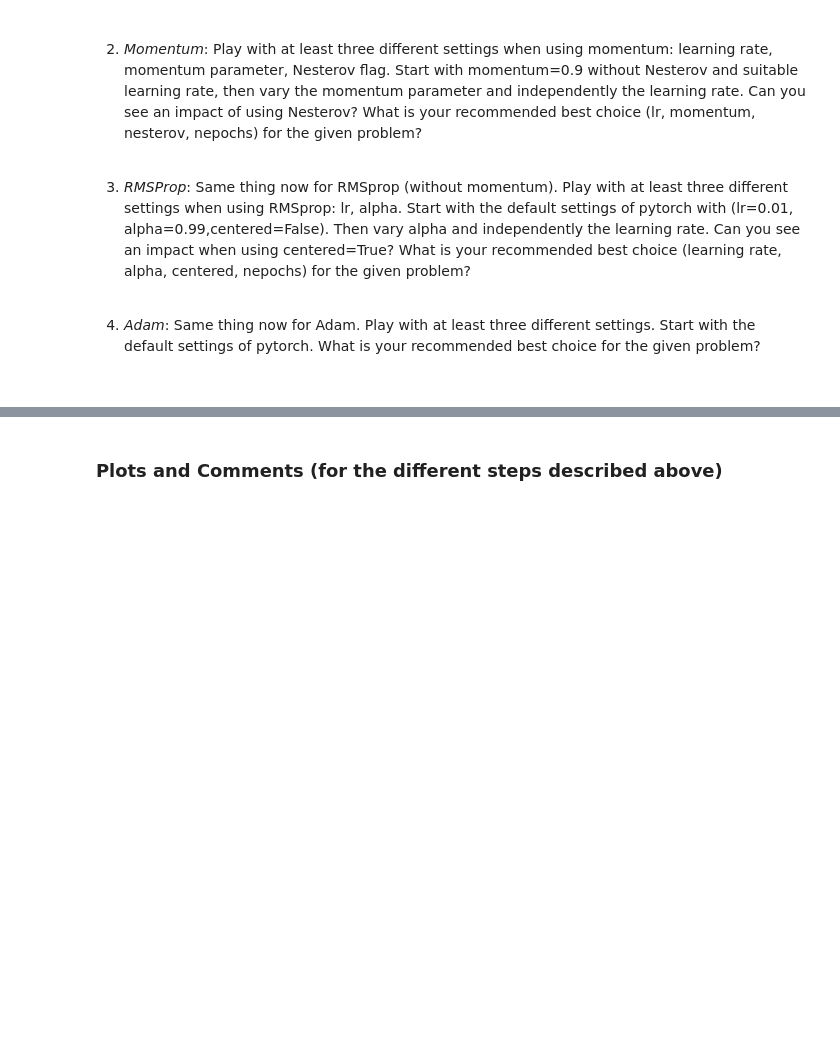
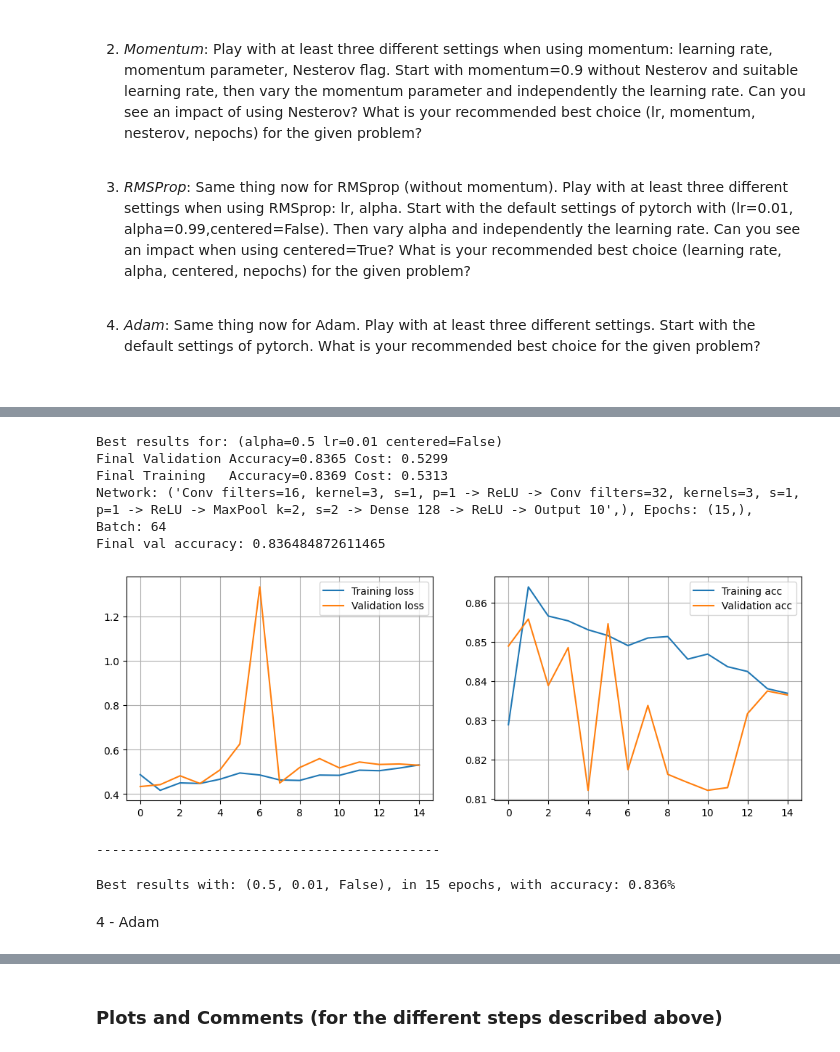
Before and after one commit to dave1b/TSM_DeLearn, a Jupyter notebook: week5/PW05_optimisers_FashionMNIST_dave_brunner_pytorch.ipynb, the cells around one changed output, grey strips where cells are left out. Saved outputs shown, nothing was run; the diff lists cells and outputs as text; code cells hidden in the pictures; blank space fills up the shorter version.

```diff
--- a/week5/PW05_optimisers_FashionMNIST_dave_brunner_pytorch.ipynb
+++ b/week5/PW05_optimisers_FashionMNIST_dave_brunner_pytorch.ipynb
@@ -386,0 +518,30 @@ cost_hist, cost_hist_test, acc_hist, acc_hist_test = train_eval(model, optimizer
+# %%
+n_epochs = 15
+batch_size = 64
+best_params = list(res_dict)[-1]
+network = cnn_model()
+best_params_str = f"(alpha={best_params[0]} lr={best_params[1]} centered={best_params[2]})"
+print(f"Best results for: {best_params_str}")
+
+best_optimizer = torch.optim.RMSprop(network.parameters(), alpha=best_params[0], lr=best_params[1],
+                                     momentum=0, centered=best_params[2])
+cost_hist, cost_hist_test, acc_hist, acc_hist_test = train_eval(network, best_optimizer, n_epochs, training_loader,
+                                                                validation_loader)
+results.append(
+    Result(model_description, n_epochs, batch_size, acc_hist, acc_hist_test, cost_hist, cost_hist_test, None))
+results[-1].plot_result()
+# %% [output]
+Best results for: (alpha=0.5 lr=0.01 centered=False)
+Final Validation Accuracy=0.8365 Cost: 0.5299
+Final Training   Accuracy=0.8369 Cost: 0.5313
+Network: ('Conv filters=16, kernel=3, s=1, p=1 -> ReLU -> Conv filters=32, kernels=3, s=1, p=1 -> ReLU -> MaxPool k=2, s=2 -> Dense 128 -> ReLU -> Output 10',), Epochs: (15,), Batch: 64
+Final val accuracy: 0.836484872611465
+[figure, added]
+--------------------------------------------
+# %%
+# 3. Momentum
+print(f"Best results with: {best_params}, in {n_epochs} epochs, with accuracy: {acc_hist_test[-1]:.3f}%")
+# %% [output]
+Best results with: (0.5, 0.01, False), in 15 epochs, with accuracy: 0.836%
+# %% [markdown]
+4 - Adam
```
Also changed, not shown: parts of 21 cells of this notebook.
